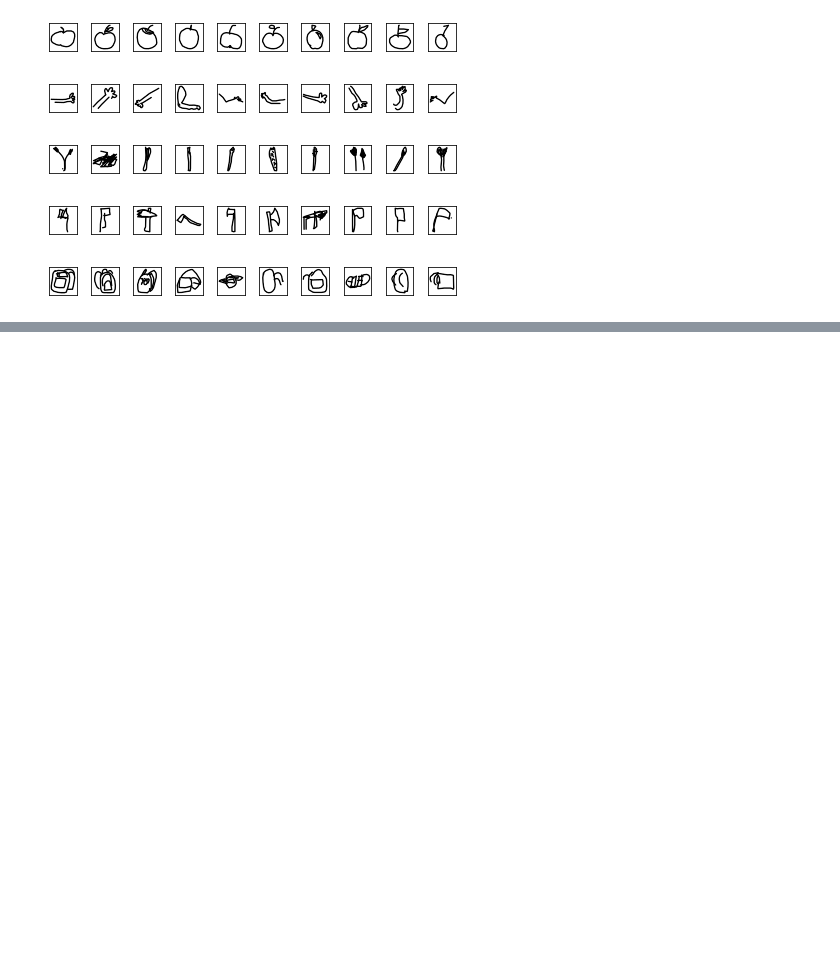
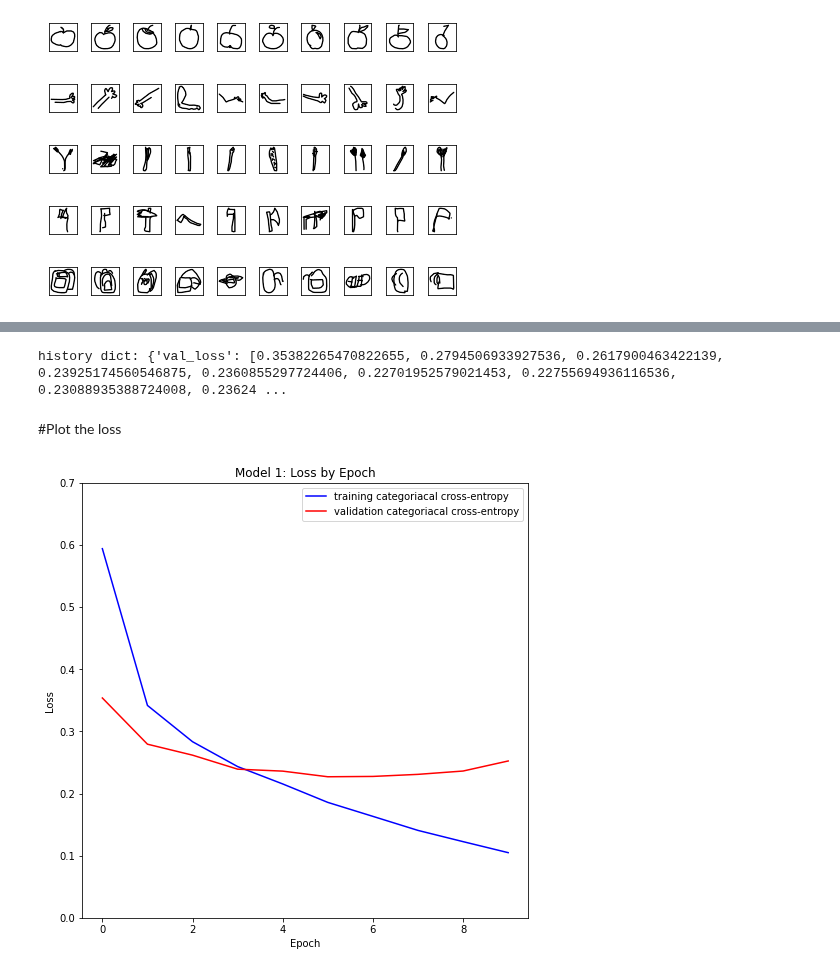
Before and after one commit to MarinaOrzechowski/CNN-on-Quick-Draw-dataset, a Jupyter notebook: train_model.ipynb, the cells around one changed output, grey strips where cells are left out. Drawn from its saved outputs; the diff is of its cells as text; code cells hidden in the pictures; blank space fills up the shorter version.

```diff
--- a/train_model.ipynb
+++ b/train_model.ipynb
@@ -79,0 +153,3 @@ for k in range(num_of_categories):
+# %%
+model_max_stride2 = build_model_maxpooling((2,2),(2,2))
+model_max_stride2.summary()
@@ -79,0 +176,6 @@ for k in range(num_of_categories):
+# %%
+train_images = train_images.reshape((train_images.shape[0], 28, 28, 1))
+test_images = test_images.reshape((test_images.shape[0], 28, 28, 1))
+
+print ('shape of training images:', train_images.shape)
+print ('shape of test images:', test_images.shape)
@@ -79,0 +187,7 @@ for k in range(num_of_categories):
+# %%
+j=3
+print ('categorical label:',train_labels[j])
+train_labels = to_categorical(train_labels)
+test_labels = to_categorical(test_labels)
+
+print ('one-hot label:',train_labels[j])
@@ -79,0 +199,9 @@ for k in range(num_of_categories):
+# %%
+start = time.time()
+history=model_max_stride2.fit(train_images,
+            train_labels,
+            epochs=epochs,
+            batch_size=batch_size,
+            validation_data=(test_images,test_labels))
+end = time.time()
+training_time = end-start;
@@ -79,0 +226,20 @@ for k in range(num_of_categories):
+# %%
+print('\nhistory dict:', history.history)
+# %% [output]
+history dict: {'val_loss': [0.35382265470822655, 0.2794506933927536, 0.2617900463422139, 0.23925174560546875, 0.2360855297724406, 0.22701952579021453, 0.22755694936116536, 0.23088935388724008, 0.23624 ...
+# %% [markdown]
+#Plot the loss
+# %%
+def plot_loss(history):
+  plt.figure(figsize=(8,8))
+  plt.plot(history.history['loss'], label='training categoriacal cross-entropy', color='blue')
+  plt.plot(history.history['val_loss'], label='validation categoriacal cross-entropy', color='red')
+  plt.title('Model 1: Loss by Epoch')
+  plt.xlabel('Epoch')
+  plt.ylabel('Loss')
+  plt.ylim([0.0, .7])
+  plt.legend(loc='upper right')
+
+plot_loss(history)
+# %% [output]
+[figure, added]
```
Also changed, not shown: parts of 39 cells of this notebook.
